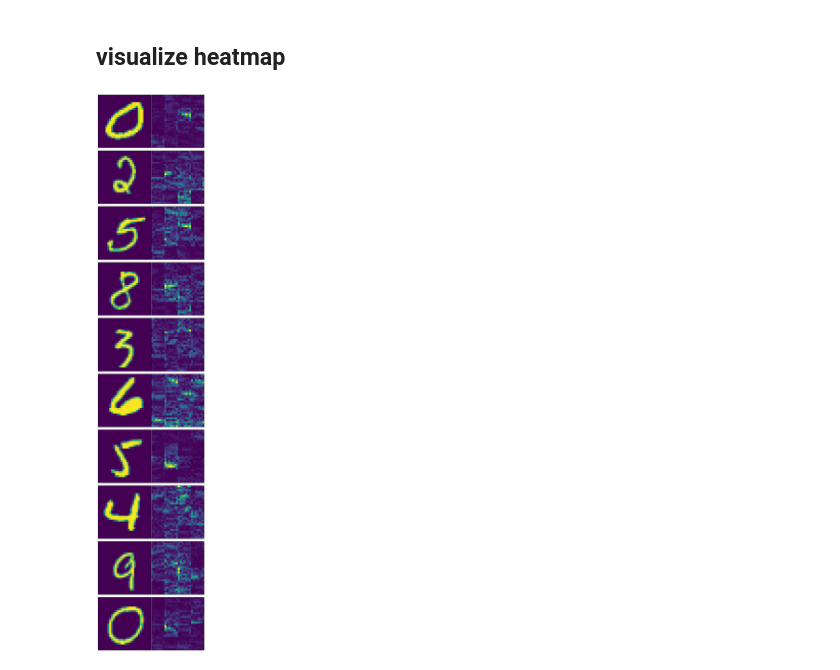
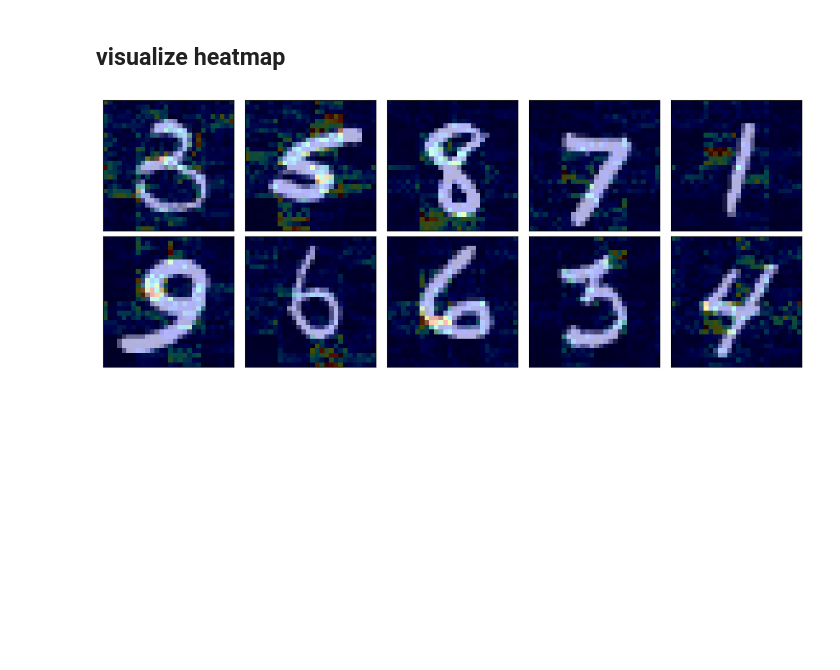
Before and after one commit to peluche/ViT, a Jupyter notebook: vit.ipynb, the cells around one changed output. Saved outputs shown, nothing was run; the diff lists cells and outputs as text; code cells hidden in the pictures; blank space fills up the shorter version.

Commit message:
overlayed heatmaps

```diff
--- a/vit.ipynb
+++ b/vit.ipynb
@@ -451,21 +451,35 @@ plot(*zip(vis1, vis2, vis3), n_col=3, labels=[
 [figure]
 # %% [markdown]
 ## visualize heatmap
-# %%
-def heatmap(model, img, label):
-    model.eval()
-    img = img.to(device).requires_grad_()
-    label = label.to(device)
-    out = model(img)
-    loss = F.cross_entropy(out, label)
-    img.grad = None
-    loss.backward()
-    return img.grad
-
-
-imgs, labels = next(iter(data_test))
-img, label = imgs[:10], labels[:10]
-grad = heatmap(model, img, label).abs()
-plot(*zip(img, grad), n_col=2)
-# %% [output]
-[figure, removed]
+# %%
+def heatmap(model, imgs, labels):
+    model.eval()
+    imgs = imgs.to(device).requires_grad_()
+    labels = labels.to(device)
+    out = model(imgs)
+    loss = F.cross_entropy(out, labels)
+    imgs.grad = None
+    loss.backward()
+    return imgs.grad
+
+def plot_heatmap(imgs, grads, n_col=1, figsize=(10, 4)):
+    n_row = math.ceil(imgs.shape[0] / n_col)
+    fig, ax = plt.subplots(n_row, n_col, figsize=figsize)
+    if n_row == 1 and n_col == 1: ax = np.array([[ax]])
+    elif n_row == 1: ax = ax.reshape((1, -1))
+    elif n_col == 1: ax = ax.reshape((-1, 1))
+    for i in range(imgs.shape[0]):
+        idx = (i // n_col, i % n_col)
+        ax[idx].imshow(imgs[i].cpu().permute(1, 2, 0), cmap='gray')
+        ax[idx].imshow(grads[i].cpu().permute(1, 2, 0), cmap='jet', alpha=0.3)
+        ax[idx].set_xticks([])
+        ax[idx].set_yticks([])
+    plt.tight_layout()
+    plt.show()
+
+imgs, labels = next(iter(data_test))
+imgs, labels = imgs[:10], labels[:10]
+grads = heatmap(model, img, label).abs()
+plot_heatmap(imgs, grads, n_col=5)
+# %% [output]
+[figure, added]
```
